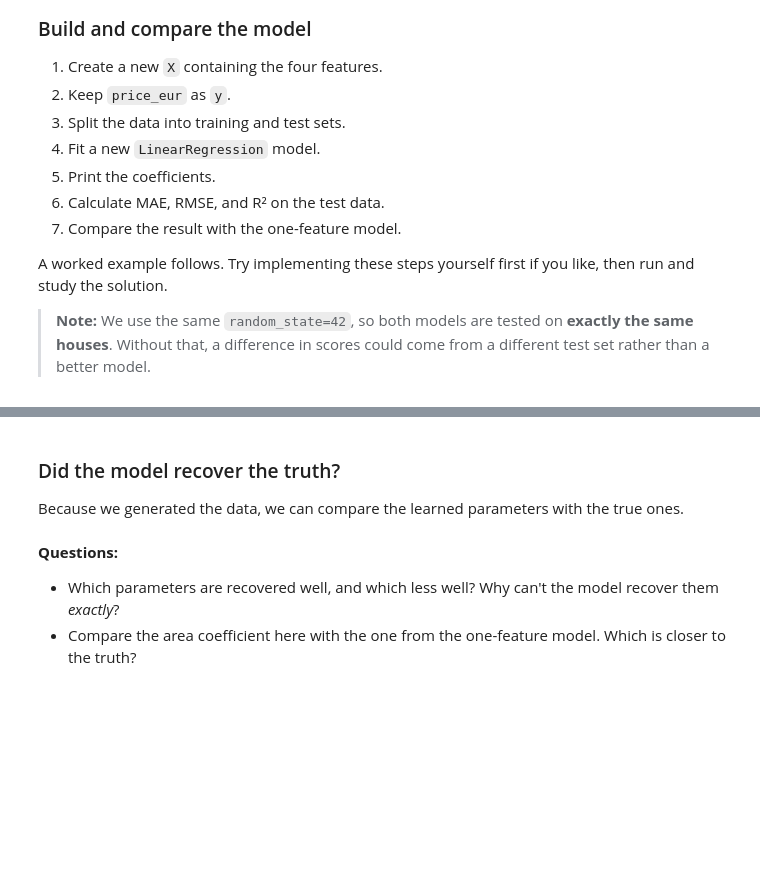
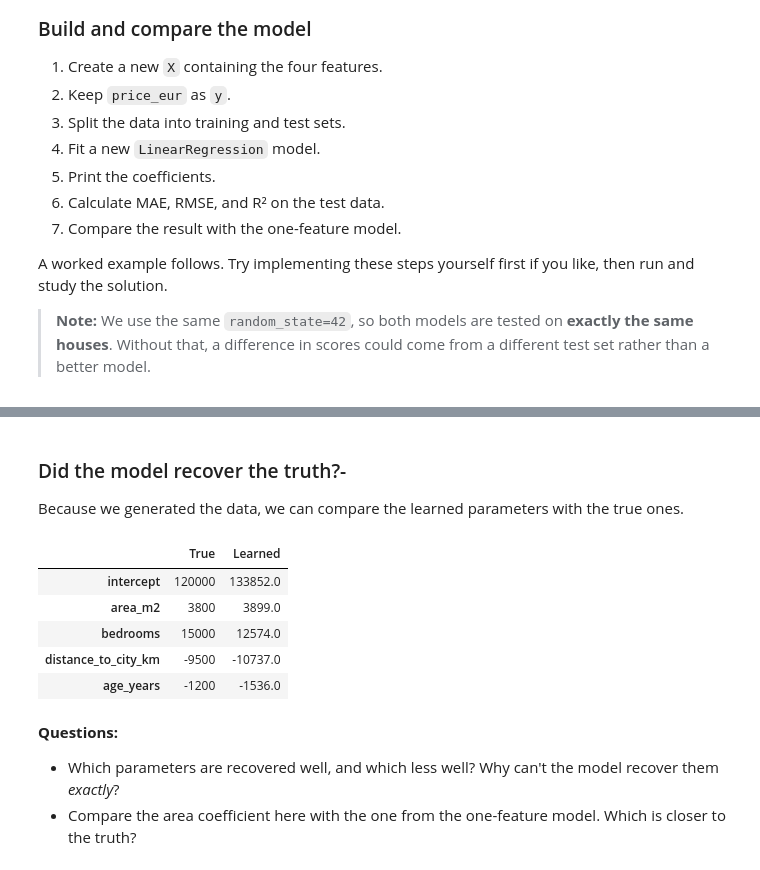
Before and after one commit to CMoranDCU/week5-DataIntro, a Jupyter notebook: notebooks/00_week_5_Machine_Learning_Fundamentals_and_Regression.ipynb, the cells around one changed output, grey strips where cells are left out. Cells and saved outputs as stored; diff of their text form; code cells hidden in the pictures; blank space fills up the shorter version.

```diff
--- a/notebooks/00_week_5_Machine_Learning_Fundamentals_and_Regression.ipynb
+++ b/notebooks/00_week_5_Machine_Learning_Fundamentals_and_Regression.ipynb
@@ -316,21 +410,28 @@ comparison.drop(index='MSE (€²)').round(3)
 # %% [markdown]
-### Did the model recover the truth?
+### Did the model recover the truth?-
 
 Because we generated the data, we can compare the learned parameters with the true ones.
 # %%
 TRUE = {
     'intercept': 120_000,
     'area_m2': 3_800,
     'bedrooms': 15_000,
     'distance_to_city_km': -9_500,
-    'age_years': -1_200,
+    'age_years': -1_200
 }
 
 learned = pd.Series(
     [model_multi.intercept_, *model_multi.coef_],
     index=['intercept', *features]
 )
-pd.DataFrame({'True': pd.Series(TRUE), 'Learned': learned.round(0)})
+pd.DataFrame({'True': TRUE, 'Learned': learned.round(0)})
+# %% [output]
+|  | True | Learned |
+| intercept | 120000 | 133852.0 |
+| area_m2 | 3800 | 3899.0 |
+| bedrooms | 15000 | 12574.0 |
+| distance_to_city_km | -9500 | -10737.0 |
+| age_years | -1200 | -1536.0 |
 # %% [markdown]
 **Questions:**
 - Which parameters are recovered well, and which less well? Why can't the model recover them *exactly*?
```
Also changed, not shown: parts of 16 cells of this notebook.
